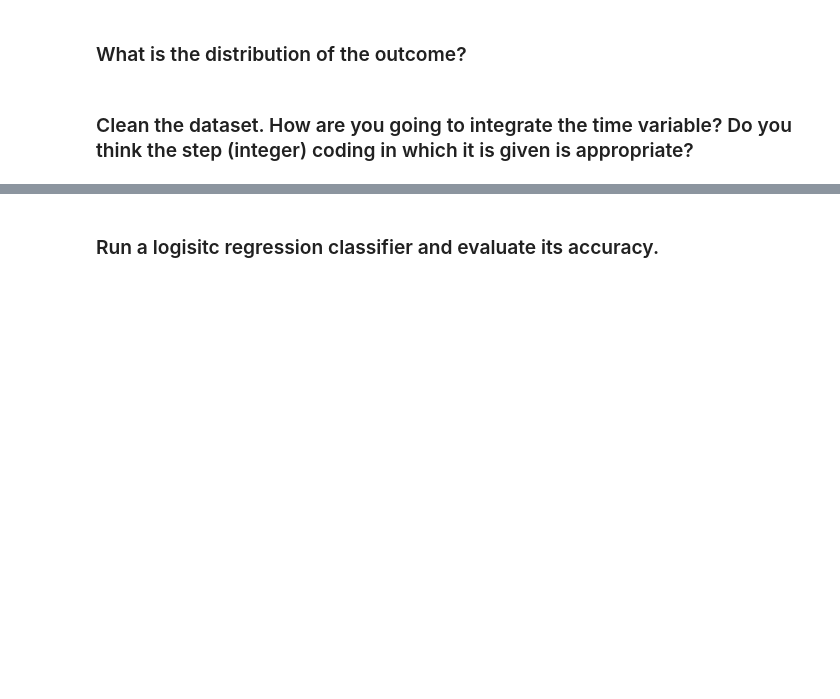
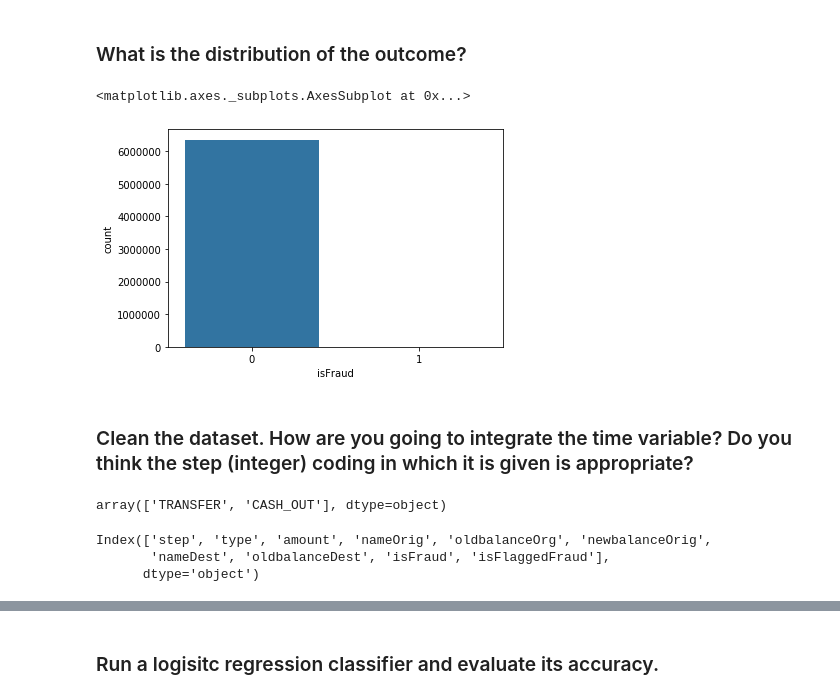
Before and after one commit to ta-datapt-bcn/lab-unbalance, a Jupyter notebook: your-code/lab_inbalance.ipynb, the cells around one changed output, grey strips where cells are left out. Drawn from its saved outputs; the diff is of its cells as text; code cells hidden in the pictures; blank space fills up the shorter version.

```diff
--- a/your-code/lab_inbalance.ipynb
+++ b/your-code/lab_inbalance.ipynb
@@ -12,5 +288,9 @@ Like we disussed in class, when we have noisy data, if we are not careful, we ca
 ### What is the distribution of the outcome?
 # %%
 # Your response here
+sns.countplot(x="isFraud", data=paysim1)
+# %% [output]
+<matplotlib.axes._subplots.AxesSubplot at 0x...>
+[figure, added]
 # %% [markdown]
 ### Clean the dataset. How are you going to integrate the time variable? Do you think the step (integer) coding in which it is given is appropriate?
@@ -16,0 +299,4 @@ Like we disussed in class, when we have noisy data, if we are not careful, we ca
+# %%
+paysim1['type'].unique()
+# %% [output]
+array(['TRANSFER', 'CASH_OUT'], dtype=object)
@@ -17,2 +305,8 @@ Like we disussed in class, when we have noisy data, if we are not careful, we ca
+# %%
+paysim1.columns
+# %% [output]
+Index(['step', 'type', 'amount', 'nameOrig', 'oldbalanceOrg', 'newbalanceOrig',
+       'nameDest', 'oldbalanceDest', 'isFraud', 'isFlaggedFraud'],
+      dtype='object')
 # %%
 # Your code here
```
Also changed, not shown: parts of 31 cells of this notebook.
